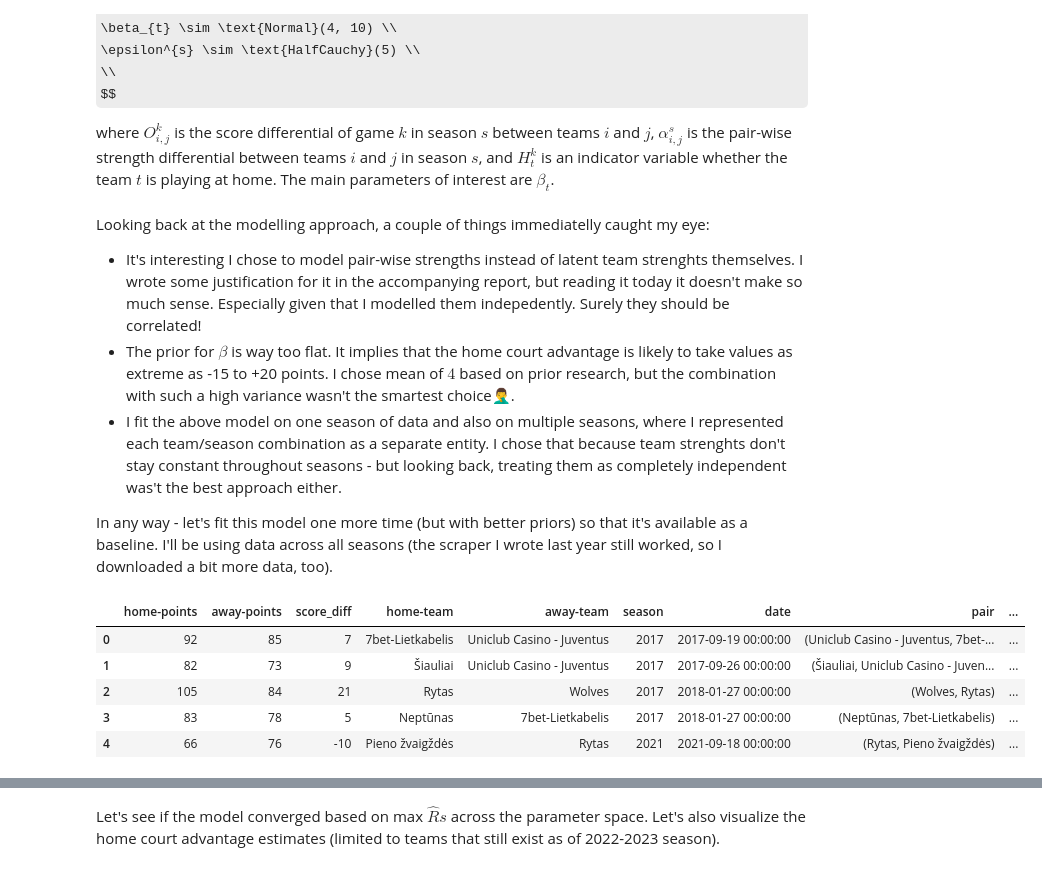
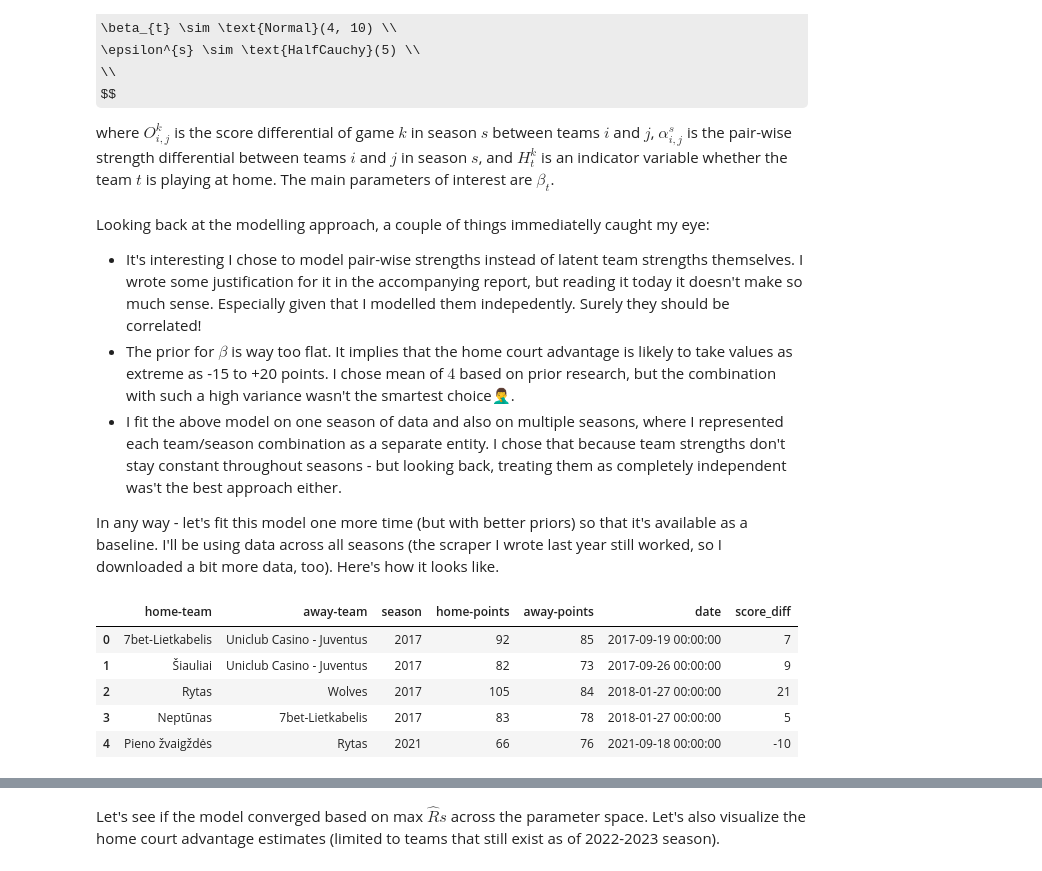
Before and after one commit to kamicollo/blog-posts, a Jupyter notebook: home-court-advantage/notebook.ipynb, the cells around one changed output, grey strips where cells are left out. Saved outputs shown, nothing was run; the diff lists cells and outputs as text; code cells hidden in the pictures; some formulas as TeX source.

```diff
--- a/home-court-advantage/notebook.ipynb
+++ b/home-court-advantage/notebook.ipynb
@@ -18,7 +20,7 @@ warnings.filterwarnings("ignore", message=".*Pareto distribution.*")
 warnings.filterwarnings("ignore", message=".*external NUTS.*")
 
 
-DB_PATH_2023 = '../data/data.sqlite_2023.db'
+DB_PATH_2023 = './data.sqlite_2023.db'
 
 traces = {}
 models = {}
@@ -39,44 +43,43 @@ where $O^{k}_{i,j}$ is the score differential of game $k$ in season $s$ between
 # %% [markdown]
 Looking back at the modelling approach, a couple of things immediatelly caught my eye:
 
-* It's interesting I chose to model pair-wise strengths instead of latent team strenghts themselves. I wrote some justification for it in the accompanying report, but reading it today it doesn't make so much sense. Especially given that I modelled them indepedently. Surely they should be correlated!
+* It's interesting I chose to model pair-wise strengths instead of latent team strengths themselves. I wrote some justification for it in the accompanying report, but reading it today it doesn't make so much sense. Especially given that I modelled them indepedently. Surely they should be correlated!
  * The prior for $\beta$ is way too flat. It implies that the home court advantage is likely to take values as extreme as -15 to +20 points. I chose mean of $4$ based on prior research, but the combination with such a high variance wasn't the smartest choice🤦‍♂️.
- * I fit the above model on one season of data and also on multiple seasons, where I represented each team/season combination as a separate entity. I chose that because team strenghts don't stay constant throughout seasons - but looking back, treating them as completely independent was't the best approach either.
+ * I fit the above model on one season of data and also on multiple seasons, where I represented each team/season combination as a separate entity. I chose that because team strengths don't stay constant throughout seasons - but looking back, treating them as completely independent was't the best approach either.
 
-In any way - let's fit this model one more time (but with better priors) so that it's available as a baseline. I'll be using data across all seasons (the scraper I wrote last year still worked, so I downloaded a bit more data, too).
+In any way - let's fit this model one more time (but with better priors) so that it's available as a baseline. I'll be using data across all seasons (the scraper I wrote last year still worked, so I downloaded a bit more data, too). Here's how it looks like.
 # %%
 with sq.connect(DB_PATH_2023) as conn:
     sql = """
     SELECT `home-points`, `away-points`, `home-points` - `away-points` as `score_diff`,
     ht.name as `home-team`, at.name as `away-team`,
     `start-year` as season, `date`
     FROM games
     JOIN seasons ON games.season_id = seasons.id
     JOIN teams ht ON `home-team-id` = ht.id
     JOIN teams at ON `away-team-id` = at.id
     WHERE `regular` = 1 AND `start-year` > '1994'
     ORDER BY `game-id`
     ;
     """
     all_games = pd.read_sql_query(sql, conn)
 
 def helper_(x):
     return (max(x['home-team'], x['away-team']), min(x['home-team'], x['away-team']))
 all_games['pair'] = all_games.apply(helper_, axis=1)
 all_games['pair_is_reversed'] = all_games.apply(
     lambda x: 1 if x['pair'][0] == x['home-team'] else -1,
     axis=1
 )
 all_games['pair_string'] = all_games['pair'].apply(lambda x: x[0] + "-" + x[1])
 teams_from_2022 = all_games['home-team'][all_games['season'] == '2022'].unique()
 pairs_2022 = all_games['pair_string'][all_games['season'] == '2022'].unique()
-
-all_games.head()
+all_games[['home-team', 'away-team', 'season', 'home-points', 'away-points', 'date', 'score_diff']].head()
 # %% [output]
-|  | home-points | away-points | score_diff | home-team | away-team | season | date | pair | ... |
-| 0 | 92 | 85 | 7 | 7bet-Lietkabelis | Uniclub Casino - Juventus | 2017 | 2017-09-19 00:00:00 | (Uniclub Casino - Juventus, 7bet-... | ... |
-| 1 | 82 | 73 | 9 | Šiauliai | Uniclub Casino - Juventus | 2017 | 2017-09-26 00:00:00 | (Šiauliai, Uniclub Casino - Juven... | ... |
-| 2 | 105 | 84 | 21 | Rytas | Wolves | 2017 | 2018-01-27 00:00:00 | (Wolves, Rytas) | ... |
-| 3 | 83 | 78 | 5 | Neptūnas | 7bet-Lietkabelis | 2017 | 2018-01-27 00:00:00 | (Neptūnas, 7bet-Lietkabelis) | ... |
-| 4 | 66 | 76 | -10 | Pieno žvaigždės | Rytas | 2021 | 2021-09-18 00:00:00 | (Rytas, Pieno žvaigždės) | ... |
+|  | home-team | away-team | season | home-points | away-points | date | score_diff |
+| 0 | 7bet-Lietkabelis | Uniclub Casino - Juventus | 2017 | 92 | 85 | 2017-09-19 00:00:00 | 7 |
+| 1 | Šiauliai | Uniclub Casino - Juventus | 2017 | 82 | 73 | 2017-09-26 00:00:00 | 9 |
+| 2 | Rytas | Wolves | 2017 | 105 | 84 | 2018-01-27 00:00:00 | 21 |
+| 3 | Neptūnas | 7bet-Lietkabelis | 2017 | 83 | 78 | 2018-01-27 00:00:00 | 5 |
+| 4 | Pieno žvaigždės | Rytas | 2021 | 66 | 76 | 2021-09-18 00:00:00 | -10 |
 # %%
```
Also changed, not shown: parts of 32 cells of this notebook, 3 other files.
